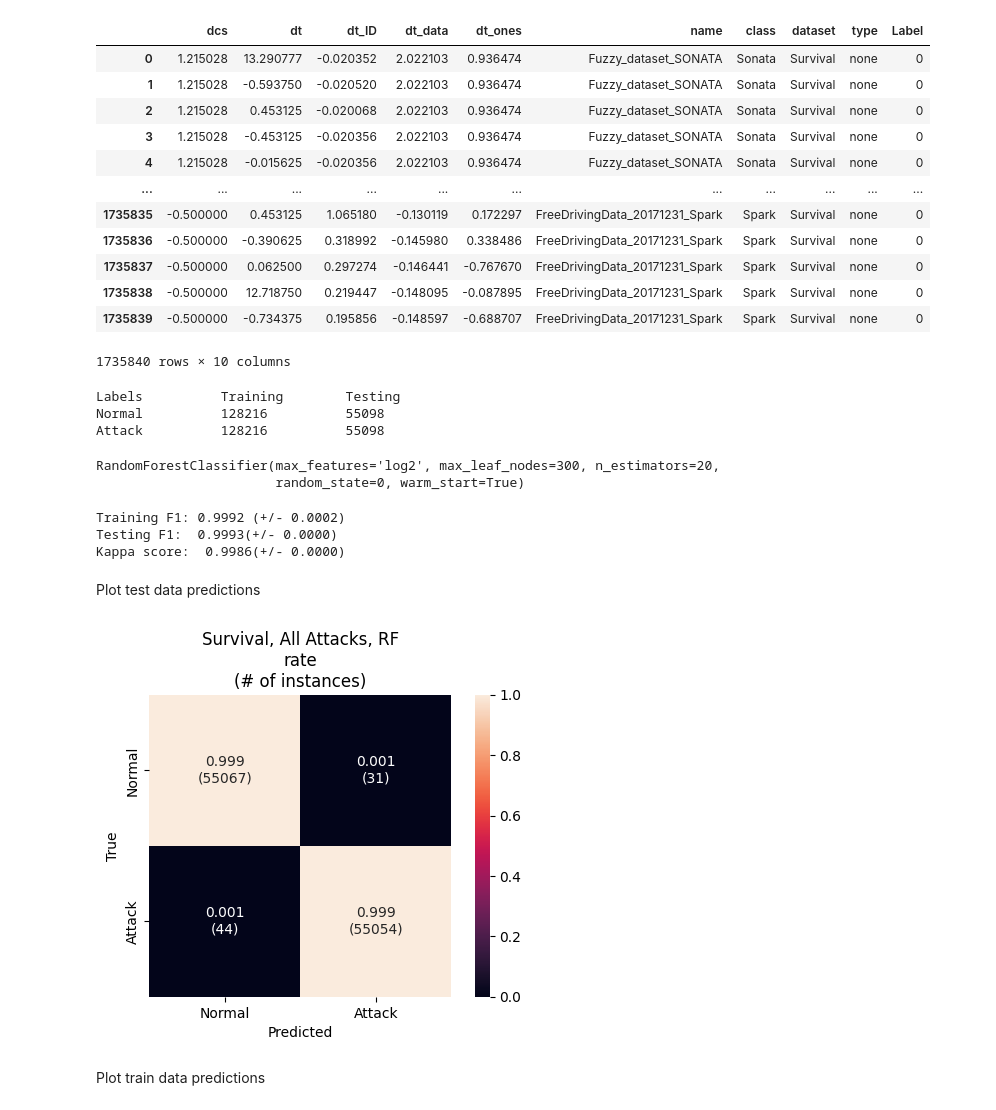
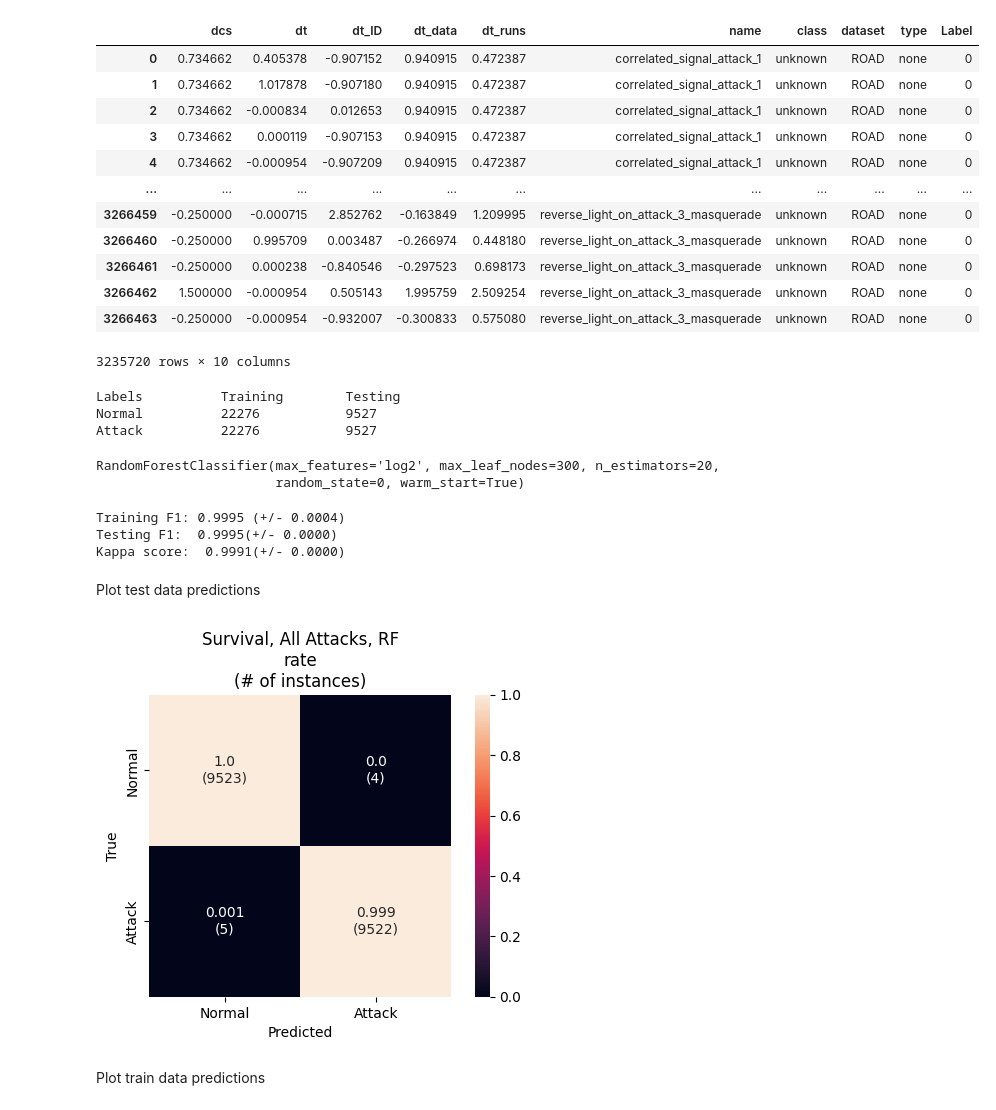
Before and after one commit to hampu5/ml-classify, a Jupyter notebook: ml_classify/rf-book.ipynb, the cells around one changed output. Cells and saved outputs as stored; diff of their text form; code cells hidden in the pictures.

```diff
--- a/ml_classify/rf-book.ipynb
+++ b/ml_classify/rf-book.ipynb
@@ -16,13 +16,13 @@ PATH = "/home/hampus/miun/master_thesis/Datasets"
 
 datasets = {}
 
-# dataset: pd.DataFrame = load_dataset(PATH + "/ORNL", "data_a.csv")
-# dataset["remarks"] = "No DLC available"
-# datasets["ROAD"] = dataset.to_dict("records")
+dataset: pd.DataFrame = load_dataset(PATH + "/ORNL", "data_a.csv")
+dataset["remarks"] = "No DLC available"
+datasets["ROAD"] = dataset.to_dict("records")
 
-dataset: pd.DataFrame = load_dataset(PATH + "/Survival", "data.csv")
-dataset["remarks"] = "-"
-datasets["Survival"] = dataset.to_dict("records")
+# dataset: pd.DataFrame = load_dataset(PATH + "/Survival", "data.csv")
+# dataset["remarks"] = "-"
+# datasets["Survival"] = dataset.to_dict("records")
 
 # dataset: pd.DataFrame = load_dataset(PATH + "/Hisingen", "data.csv")
 # dataset["remarks"] = "-"
@@ -83,30 +78,30 @@ plot_correlation_matrix(df.drop(columns=["dataset", "type", "name", "class" "ID"
 # %%
 from sklearn.preprocessing import StandardScaler, RobustScaler
 
 # for cl in ["unknown", "Sonata", "Soul", "Spark"]:
 #     for col in ["dt", "dt_ID", "dt_ID_data", "dcs"]:
 #         scaler = StandardScaler().fit(df.loc[(df["Label"] == 0) & (df["class"] == cl), df.columns == col])
 #         df.loc[df["class"] == cl, col] = scaler.transform(df.loc[df["class"] == cl, df.columns == col])
 
-for col in ["dt", "dt_ID", "dt_data", "dt_ones", "dcs"]:
+for col in ["dt", "dt_ID", "dt_data", "dt_runs", "dcs"]:
     scaler = RobustScaler().fit(df.loc[df["Label"] == 0, df.columns == col])
     df.loc[:, df.columns ==col] = scaler.transform(df.loc[:, df.columns == col])
 
 display(df)
 # %% [output]
-|  | dcs | dt | dt_ID | dt_data | dt_ones | name | class | dataset | type | Label |
-| 0 | 1.215028 | 13.290777 | -0.020352 | 2.022103 | 0.936474 | Fuzzy_dataset_SONATA | Sonata | Survival | none | 0 |
-| 1 | 1.215028 | -0.593750 | -0.020520 | 2.022103 | 0.936474 | Fuzzy_dataset_SONATA | Sonata | Survival | none | 0 |
-| 2 | 1.215028 | 0.453125 | -0.020068 | 2.022103 | 0.936474 | Fuzzy_dataset_SONATA | Sonata | Survival | none | 0 |
-| 3 | 1.215028 | -0.453125 | -0.020356 | 2.022103 | 0.936474 | Fuzzy_dataset_SONATA | Sonata | Survival | none | 0 |
-| 4 | 1.215028 | -0.015625 | -0.020356 | 2.022103 | 0.936474 | Fuzzy_dataset_SONATA | Sonata | Survival | none | 0 |
+|  | dcs | dt | dt_ID | dt_data | dt_runs | name | class | dataset | type | Label |
+| 0 | 0.734662 | 0.405378 | -0.907152 | 0.940915 | 0.472387 | correlated_signal_attack_1 | unknown | ROAD | none | 0 |
+| 1 | 0.734662 | 1.017878 | -0.907180 | 0.940915 | 0.472387 | correlated_signal_attack_1 | unknown | ROAD | none | 0 |
+| 2 | 0.734662 | -0.000834 | 0.012653 | 0.940915 | 0.472387 | correlated_signal_attack_1 | unknown | ROAD | none | 0 |
+| 3 | 0.734662 | 0.000119 | -0.907153 | 0.940915 | 0.472387 | correlated_signal_attack_1 | unknown | ROAD | none | 0 |
+| 4 | 0.734662 | -0.000954 | -0.907209 | 0.940915 | 0.472387 | correlated_signal_attack_1 | unknown | ROAD | none | 0 |
 | ... | ... | ... | ... | ... | ... | ... | ... | ... | ... | ... |
-| 1735835 | -0.500000 | 0.453125 | 1.065180 | -0.130119 | 0.172297 | FreeDrivingData_20171231_Spark | Spark | Survival | none | 0 |
-| 1735836 | -0.500000 | -0.390625 | 0.318992 | -0.145980 | 0.338486 | FreeDrivingData_20171231_Spark | Spark | Survival | none | 0 |
-| 1735837 | -0.500000 | 0.062500 | 0.297274 | -0.146441 | -0.767670 | FreeDrivingData_20171231_Spark | Spark | Survival | none | 0 |
-| 1735838 | -0.500000 | 12.718750 | 0.219447 | -0.148095 | -0.087895 | FreeDrivingData_20171231_Spark | Spark | Survival | none | 0 |
-| 1735839 | -0.500000 | -0.734375 | 0.195856 | -0.148597 | -0.688707 | FreeDrivingData_20171231_Spark | Spark | Survival | none | 0 |
+| 3266459 | -0.250000 | -0.000715 | 2.852762 | -0.163849 | 1.209995 | reverse_light_on_attack_3_masquerade | unknown | ROAD | none | 0 |
+| 3266460 | -0.250000 | 0.995709 | 0.003487 | -0.266974 | 0.448180 | reverse_light_on_attack_3_masquerade | unknown | ROAD | none | 0 |
+| 3266461 | -0.250000 | 0.000238 | -0.840546 | -0.297523 | 0.698173 | reverse_light_on_attack_3_masquerade | unknown | ROAD | none | 0 |
+| 3266462 | 1.500000 | -0.000954 | 0.505143 | 1.995759 | 2.509254 | reverse_light_on_attack_3_masquerade | unknown | ROAD | none | 0 |
+| 3266463 | -0.250000 | -0.000954 | -0.932007 | -0.300833 | 0.575080 | reverse_light_on_attack_3_masquerade | unknown | ROAD | none | 0 |
-1735840 rows × 10 columns
+3235720 rows × 10 columns
 # %%
 # Stratify on the sub-dataset
 X_train = df.drop(columns="Label")
@@ -125,8 +120,8 @@ binte = np.bincount(y_test)
 print(f"Labels\t\tTraining\tTesting\nNormal\t\t{bintr[0]}\t\t{binte[0]}\nAttack\t\t{bintr[1]}\t\t{binte[1]}")
 # %% [output]
 Labels          Training        Testing
-Normal          128216          55098
-Attack          128216          55098
+Normal          22276           9527
+Attack          22276           9527
 # %%
 # train_index = X_train.loc[X_train["dataset"] == "Survival"].index
 # test_index = X_test.loc[X_test["dataset"] == "ROAD"].index
@@ -163,9 +158,9 @@ print("Testing F1:  %0.4f(+/- %0.4f)" % (f1_scores.mean(), f1_scores.std()))
 kappa_scores = cohen_kappa_score(y_test, pred)
 print("Kappa score:  %0.4f(+/- %0.4f)" % (kappa_scores.mean(), kappa_scores.std()))
 # %% [output]
-Training F1: 0.9992 (+/- 0.0002)
-Testing F1:  0.9993(+/- 0.0000)
-Kappa score:  0.9986(+/- 0.0000)
+Training F1: 0.9995 (+/- 0.0004)
+Testing F1:  0.9995(+/- 0.0000)
+Kappa score:  0.9991(+/- 0.0000)
 # %% [markdown]
 Plot test data predictions
 # %%
@@ -173,7 +168,7 @@ from plot_tools import plot_confusion_matrix
 
 plot_confusion_matrix(y_test, pred, "Survival, All Attacks, RF\nrate\n(# of instances)")
 # %% [output]
-[figure, old version]
+[figure, new version]
 # %% [markdown]
 Plot train data predictions
 # %%
```
Also changed, not shown: parts of 5 cells of this notebook, 3 other files.
